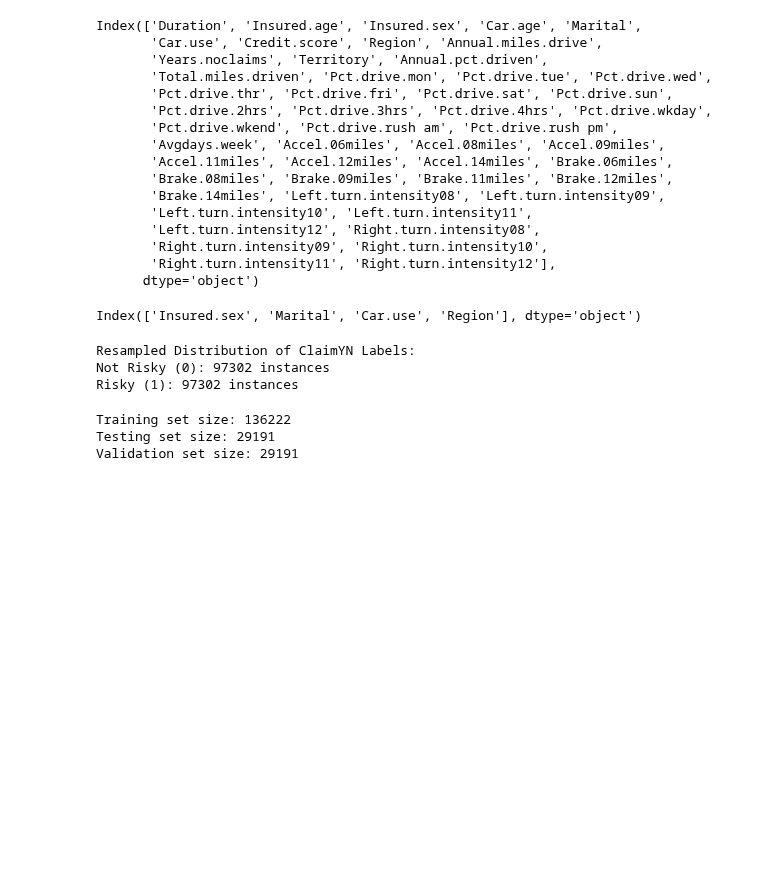
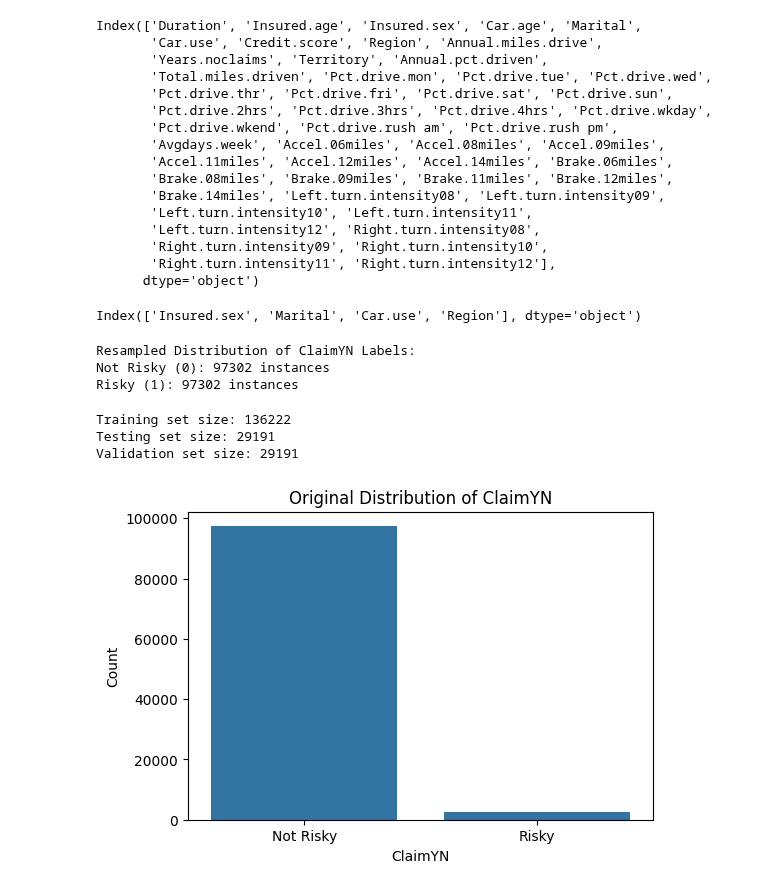
Before and after one commit to fjadidi2001/DataScienceJourney, a Jupyter notebook: Copy_of_Untitled0.ipynb, the cells around one changed output. Cells and saved outputs as stored; diff of their text form; code cells hidden in the pictures; blank space fills up the shorter version.

Commit message:
Visualize the Original Distribution of ClaimYN

```diff
--- a/Copy_of_Untitled0.ipynb
+++ b/Copy_of_Untitled0.ipynb
@@ -124,3 +124,17 @@ print(f"Validation set size: {len(X_val)}")
 Training set size: 136222
 Testing set size: 29191
 Validation set size: 29191
+# %%
+import matplotlib.pyplot as plt
+import seaborn as sns
+
+# Visualize the original distribution of ClaimYN
+plt.figure(figsize=(6, 4))
+sns.countplot(x=dataset['ClaimYN'])
+plt.title('Original Distribution of ClaimYN')
+plt.xlabel('ClaimYN')
+plt.ylabel('Count')
+plt.xticks(ticks=[0, 1], labels=['Not Risky', 'Risky'])
+plt.show()
+# %% [output]
+[figure, added]
```
